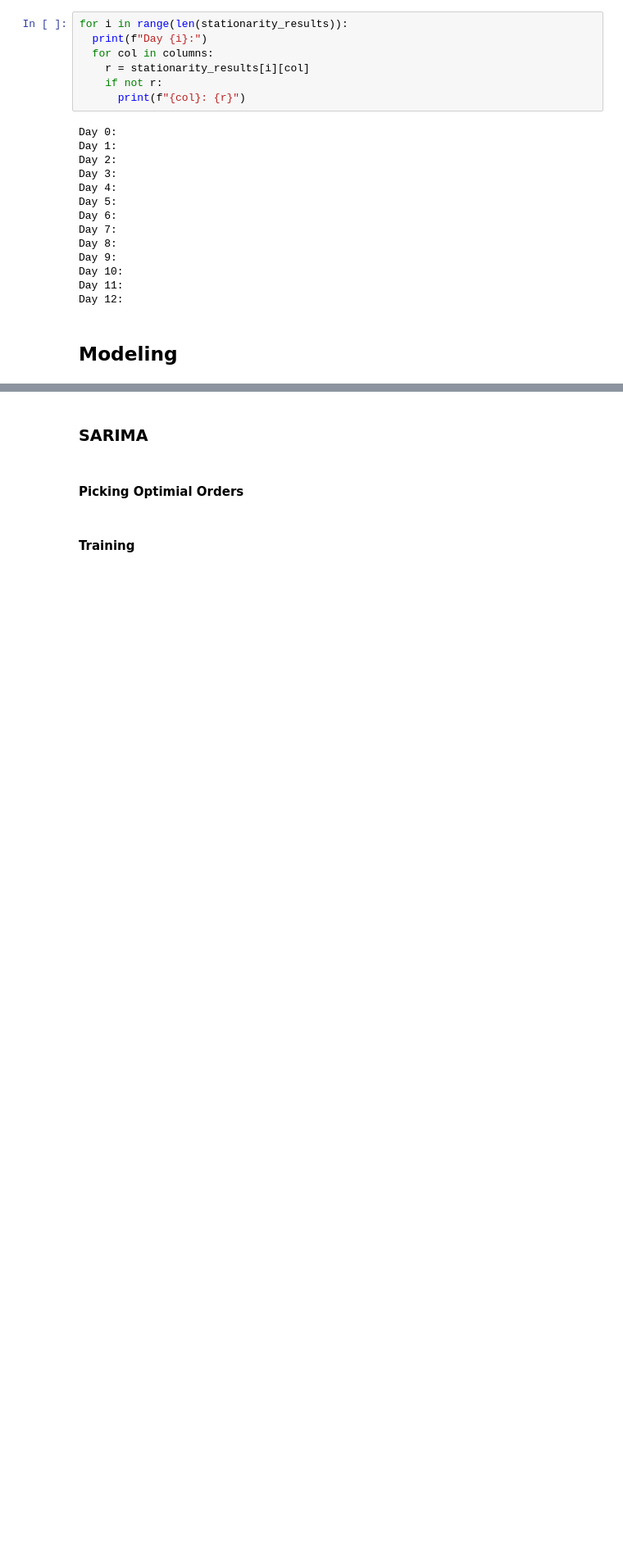
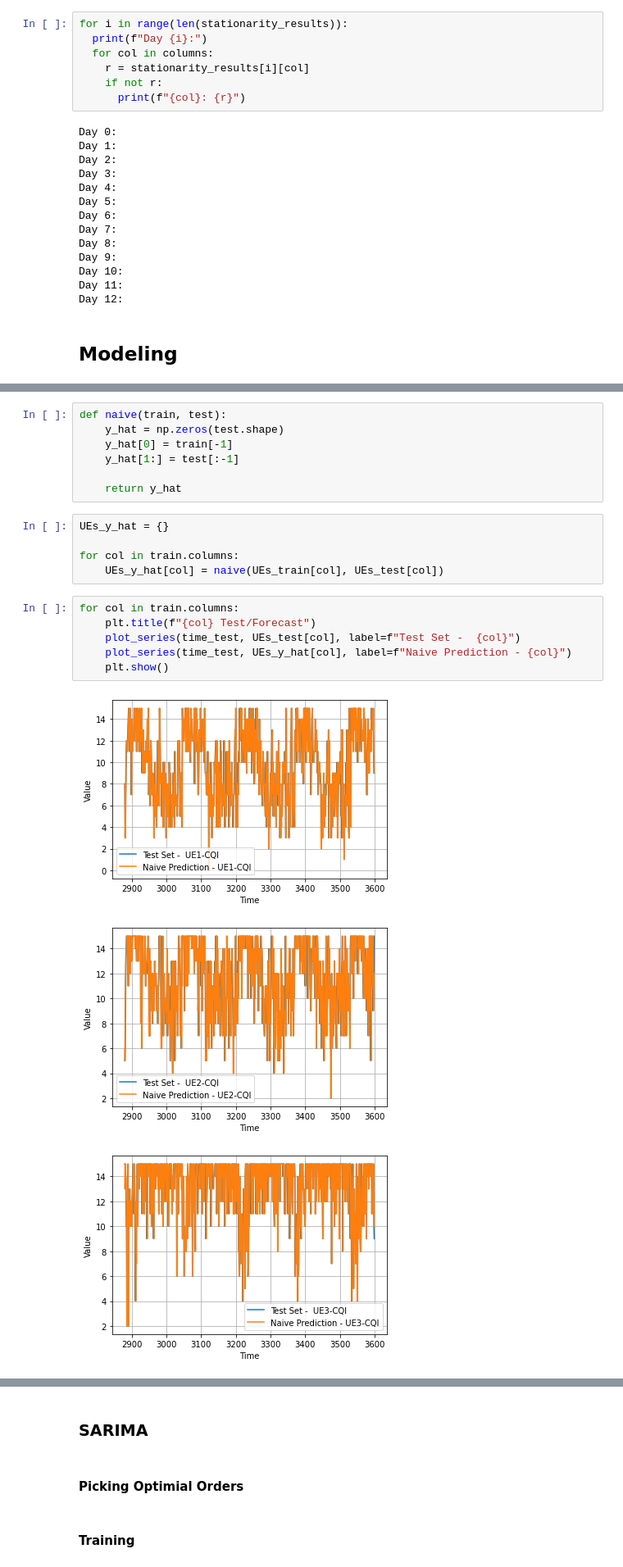
Before and after one commit to KareemElozeiri/5G-Network-Data-Forecasting, a Jupyter notebook: analysis.ipynb, the cells around one changed output, grey strips where cells are left out. Shown at 82% size. Drawn from its saved outputs; the diff is of its cells as text; blank space fills up the shorter version.

```diff
--- a/analysis.ipynb
+++ b/analysis.ipynb
@@ -343,0 +423,22 @@ Day 12:
+# %%
+def naive(train, test):
+    y_hat = np.zeros(test.shape)
+    y_hat[0] = train[-1]
+    y_hat[1:] = test[:-1]
+
+    return y_hat
+# %%
+UEs_y_hat = {}
+
+for col in train.columns:
+    UEs_y_hat[col] = naive(UEs_train[col], UEs_test[col])
+# %%
+for col in train.columns:
+    plt.title(f"{col} Test/Forecast")
+    plot_series(time_test, UEs_test[col], label=f"Test Set -  {col}")
+    plot_series(time_test, UEs_y_hat[col], label=f"Naive Prediction - {col}")
+    plt.show()
+# %% [output]
+[figure, added]
+[figure, added]
+[figure, added]
```
Also changed, not shown: parts of 20 cells of this notebook.
